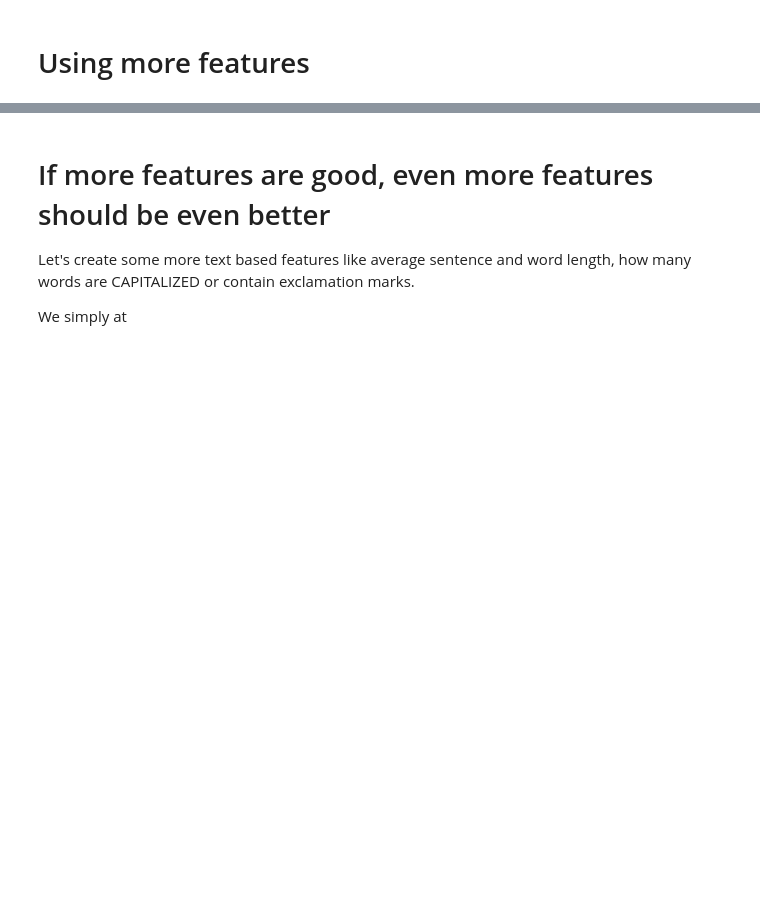
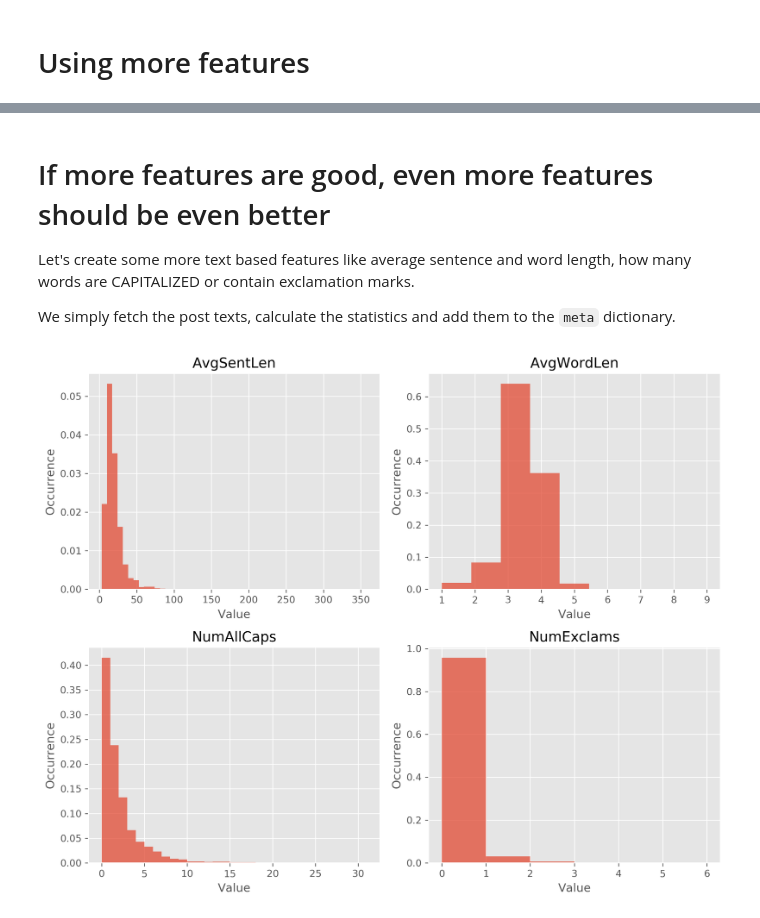
Before and after one commit to luispedro/BuildingMachineLearningSystemsWithPython, a Jupyter notebook: ch04_3rd/chapter_04.ipynb, the cells around one changed output, grey strips where cells are left out. Drawn from its saved outputs; the diff is of its cells as text; code cells hidden in the pictures; blank space fills up the shorter version.

```diff
--- a/ch04_3rd/chapter_04.ipynb
+++ b/ch04_3rd/chapter_04.ipynb
@@ -666,7 +687,46 @@ print("Mean(scores)=%.5f\tStddev(scores)=%.5f"%(np.mean(scores), np.std(scores))
 # If more features are good, even more features should be even better
 Let's create some more text based features like average sentence and word length, how many words are CAPITALIZED or contain exclamation marks.
 
-We simply at
+We simply fetch the post texts, calculate the statistics and add them to the `meta` dictionary.
+# %%
+import nltk
+
+def fetch_posts(fn, with_index=True, line_count=-1):
+    count = 0
+
+    for line in open(fn, "r"):
+        count += 1
+        if line_count > 0 and count > line_count:
+            break
+
+        Id, Text = line.split("\t")
+        Text = Text.strip()
+
+        if with_index:
+            yield int(Id), Text
+
+        else:
+            yield Text
+
+def add_sentence_features(m):
+    for pid, text in fetch_posts(fn_chosen, with_index=True):
+        if not text:
+            m[pid]['AvgSentLen'] = m[pid]['AvgWordLen'] = m[pid]['NumAllCaps'] = m[pid]['NumExclams'] = 0
+        else:
+            sent_lens = [len(nltk.word_tokenize(sent)) for sent in nltk.sent_tokenize(text)]
+            m[pid]['AvgSentLen'] = np.mean(sent_lens)
+            text_tokens = nltk.word_tokenize(text)
+            m[pid]['AvgWordLen'] = np.mean([len(w) for w in text_tokens])
+            m[pid]['NumAllCaps'] = np.sum([word.isupper() for word in text_tokens])
+            m[pid]['NumExclams'] = text.count('!')
+
+add_sentence_features(meta)
+
+plot_feat_hist([(np.asarray([[meta[aid][feat]] for aid in all_answers], dtype=int), feat) for feat in ['AvgSentLen', 'AvgWordLen', 'NumAllCaps', 'NumExclams']],
+              'feat_hist_AvgSentLen_AvgWordLen_NumAllCaps_NumExclams.png');
+plt.tight_layout()
+# %% [output]
+[figure, added]
 # %%
 X = np.asarray([get_features(aid, ['LinkCount', 'NumCodeLines', 'NumTextTokens',
                                    'AvgSentLen', 'AvgWordLen', 'NumAllCaps',
```
Also changed, not shown: parts of 23 cells of this notebook.
